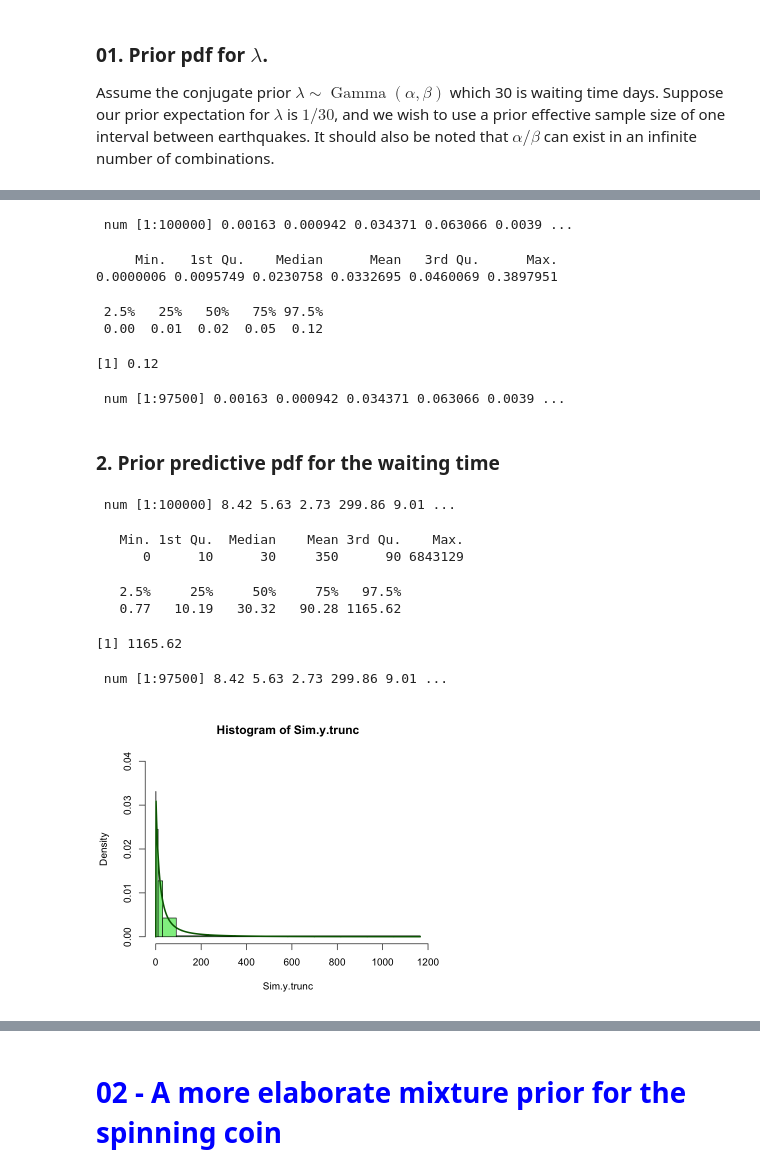
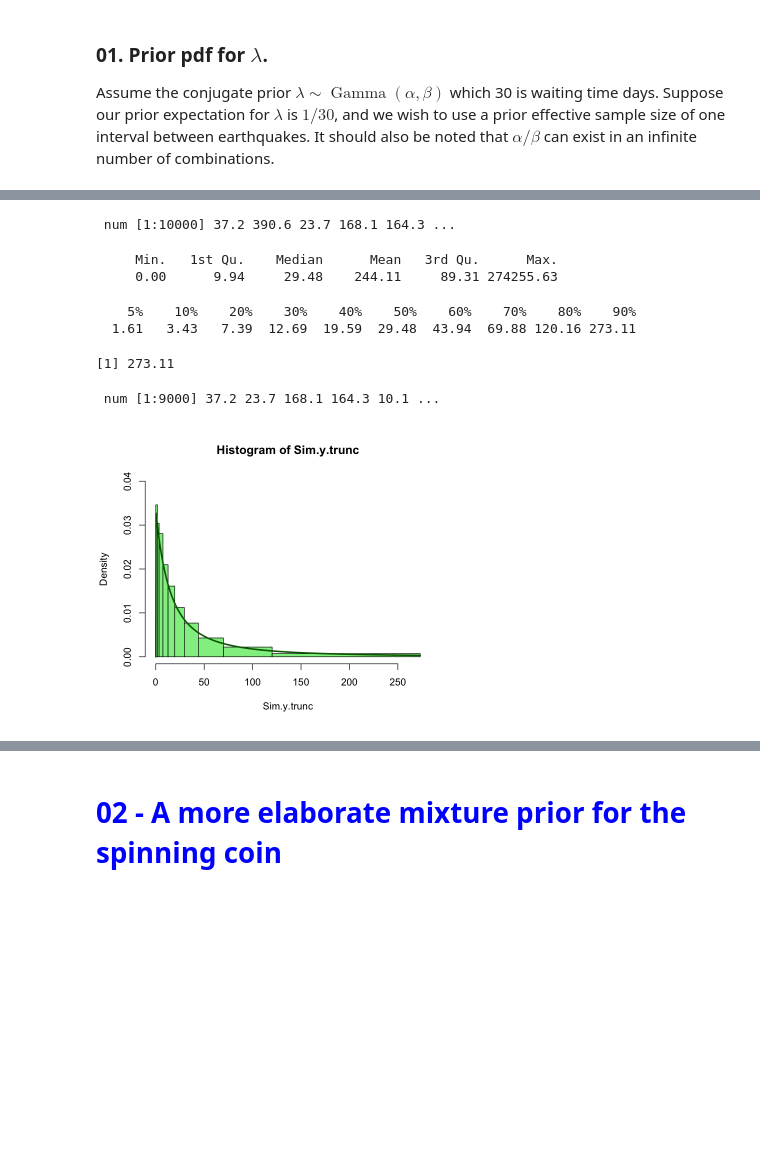
Before and after one commit to marcosPlaza/BayesianRepo, a Jupyter notebook: Homework 01 - Statements-20220404/Notebook/2021-2022.Homework.01.Statements_QijunJinJohnnyNunezMarcosPlaza.ipynb, the cells around one changed output, grey strips where cells are left out. Drawn from its saved outputs; the diff is of its cells as text; code cells hidden in the pictures; blank space fills up the shorter version.

```diff
--- a/Homework 01 - Statements-20220404/Notebook/2021-2022.Homework.01.Statements_QijunJinJohnnyNunezMarcosPlaza.ipynb
+++ b/Homework 01 - Statements-20220404/Notebook/2021-2022.Homework.01.Statements_QijunJinJohnnyNunezMarcosPlaza.ipynb
@@ -150,53 +156,29 @@ lines(v,dgamma(v,shape=prior.a,rate=prior.b),lwd=2.5,col="blue")
 # %%
-N<-100000
-Sim.lambda.prior<-rgamma(N,prior.a,prior.b)
+Theor.pred.pdf<-function(y,a,b){return(ifelse(y>0,a*b^{a}/(y+b)^(a+1),0))}
+# Simulate from the prior predictive. Likelihood is exponential with parameter lambda
+Sim.y<-rexp(N,rate=Sim.lambda.prior) # generate distribution prior
+str(Sim.y)
+summary(Sim.y)
+q.Sim.y<-quantile(Sim.y,c(0.05,0.1,0.2,0.3,0.4,0.5,0.6,0.7,0.8,0.9))
+round(q.Sim.y,2)
+ymax<-max(q.Sim.y)
+round(ymax,2)
+Sim.y.trunc<-Sim.y[Sim.y<ymax]  # truncate in order to be able to plot the histogram
+str(Sim.y.trunc)
 
-str(Sim.lambda.prior)
-summary(Sim.lambda.prior)
-q.Sim.lambda.prior<-quantile(Sim.lambda.prior,c(0.025,0.25,0.50,0.75,0.975))
-round(q.Sim.lambda.prior,2)
-lambdamax<-max(q.Sim.lambda.prior)
-round(lambdamax,2)
-Sim.lambda.prior.trunc<-Sim.lambda.prior[Sim.lambda.prior<lambdamax]  # truncate in order to be able to plot the histogram
-str(Sim.lambda.prior.trunc)
+# Plot histogram,
+options(repr.plot.width=6,repr.plot.height=5)
+ymax<-max(q.Sim.y)
+u<-seq(0,ymax,length=1000)
+yu<-Theor.pred.pdf(u,a=prior.a,b=prior.b)
+hist(Sim.y.trunc,freq=FALSE,col="LightGreen",breaks=c(min(Sim.y.trunc),q.Sim.y,max(Sim.y.trunc)),ylim=c(0,0.040))
+lines(u,yu,lwd=2.5,col="DarkGreen")
 # %% [output]
- num [1:100000] 0.00163 0.000942 0.034371 0.063066 0.0039 ...
+ num [1:10000] 37.2 390.6 23.7 168.1 164.3 ...
      Min.   1st Qu.    Median      Mean   3rd Qu.      Max.
-0.0000006 0.0095749 0.0230758 0.0332695 0.0460069 0.3897951
+     0.00      9.94     29.48    244.11     89.31 274255.63
- 2.5%   25%   50%   75% 97.5%
- 0.00  0.01  0.02  0.05  0.12
+    5%    10%    20%    30%    40%    50%    60%    70%    80%    90%
+  1.61   3.43   7.39  12.69  19.59  29.48  43.94  69.88 120.16 273.11
-[1] 0.12
+[1] 273.11
- num [1:97500] 0.00163 0.000942 0.034371 0.063066 0.0039 ...
+ num [1:9000] 37.2 23.7 168.1 164.3 10.1 ...
+[figure, added]
-# %% [markdown]
-### 2. Prior predictive pdf for the waiting time
-# %%
-Theor.pred.pdf<-function(y,a,b){return(ifelse(y>0,a*b^{a}/(y+b)^(a+1),0))}
-
-# Simulate from the prior predictive. Likelihood is exponential with parameter lambda
-Sim.y<-rexp(N,rate=Sim.lambda.prior)
-
-str(Sim.y)
-summary(Sim.y)
-q.Sim.y<-quantile(Sim.y,c(0.025,0.25,0.50,0.75,0.975))
-round(q.Sim.y,2)
-ymax<-max(q.Sim.y)
-round(ymax,2)
-Sim.y.trunc<-Sim.y[Sim.y<ymax]  # truncate in order to be able to plot the histogram
-str(Sim.y.trunc)
-
-# Plot histogram,
-options(repr.plot.width=6,repr.plot.height=5)
-ymax<-max(q.Sim.y)
-u<-seq(0,ymax,length=1000)
-yu<-Theor.pred.pdf(u,a=prior.a,b=prior.b)
-hist(Sim.y.trunc,freq=FALSE,col="LightGreen",breaks=c(min(Sim.y.trunc),q.Sim.y,max(Sim.y.trunc)),ylim=c(0,0.040))
-lines(u,yu,lwd=2.5,col="DarkGreen")
-# %% [output]
- num [1:100000] 8.42 5.63 2.73 299.86 9.01 ...
-   Min. 1st Qu.  Median    Mean 3rd Qu.    Max.
-      0      10      30     350      90 6843129
-   2.5%     25%     50%     75%   97.5%
-   0.77   10.19   30.32   90.28 1165.62
-[1] 1165.62
- num [1:97500] 8.42 5.63 2.73 299.86 9.01 ...
-[figure, removed]
```
Also changed, not shown: parts of 30 cells of this notebook.
